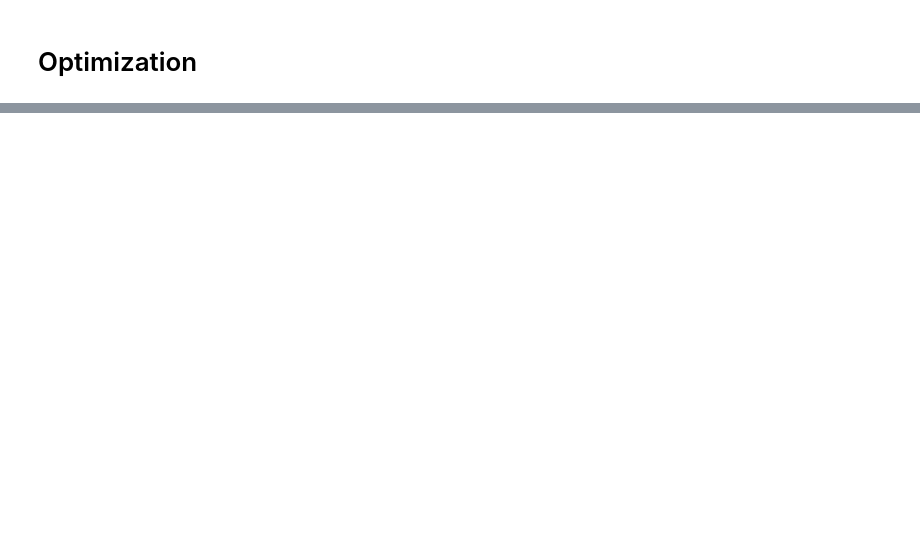
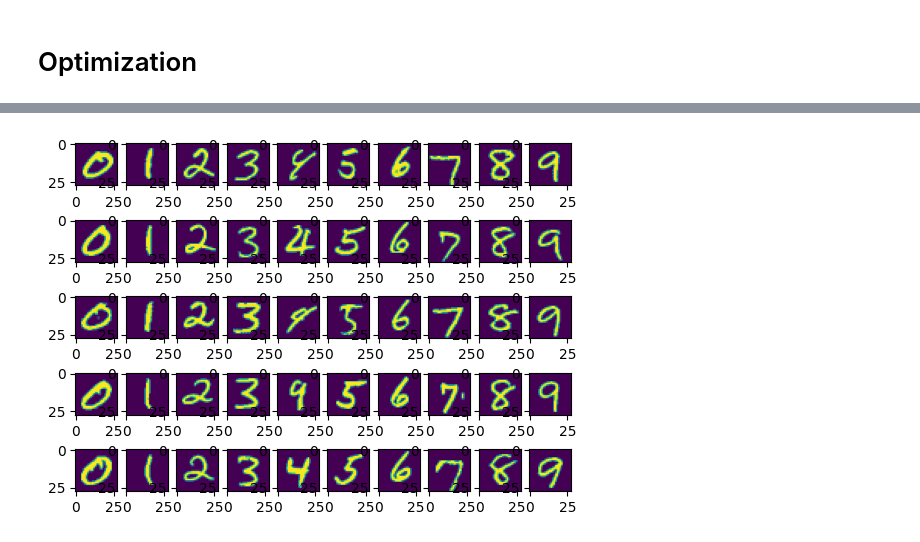
Before and after one commit to alenic/metric-learning-examples, a Jupyter notebook: examples/softmax.ipynb, the cells around one changed output, grey strips where cells are left out. Drawn from its saved outputs; the diff is of its cells as text; code cells hidden in the pictures; blank space fills up the shorter version.

```diff
--- a/examples/softmax.ipynb
+++ b/examples/softmax.ipynb
@@ -12,8 +17,8 @@ import pytorchtools as pt
 # %%
 NUM_WORKERS = 8
 BATCH_SIZE = 128
-INPUT_SIZE = 128
-LR = 1e-4
+INPUT_SIZE = 28
+LR = 4e-4
 NUM_EPOCHS = 10
 DEVICE = "cuda:0"
 # %% [markdown]
@@ -46,10 +74,8 @@ Files already downloaded and verified
 # %%
-# test loader
-tr_test = T.Compose([T.Resize((INPUT_SIZE, INPUT_SIZE)),
-                      T.ToTensor()])
-
-data_test = CIFAR10(root=".",train=False,transform=tr_test)
-load_test = torch.utils.data.DataLoader(data_test,
-                                         num_workers=NUM_WORKERS,
-                                         batch_size=BATCH_SIZE,
-                                         shuffle=False)
+trainer = Trainer(model,
+                  output_dir="outputs",
+                  lr=LR,
+                  n_epochs=20,
+                  num_workers=0,
+                  device="cuda")
+trainer.fit(data_train, data_test)
@@ -150,0 +136,14 @@ KeyboardInterrupt:
+# %%
+# Best 5
+data_train_raw = MNIST(root=".",train=True, transform=None)
+max_output = (weights @ embeddings[0].T).max(0)
+
+fig, ax = plt.subplots(5, 10)
+for label_class in range(10):
+    indices = np.where(embeddings[1]==label_class)[0]
+    max_i = max_output[indices].argsort()[::-1]
+    max_index = indices[max_i[:5]]
+    for i in range(5):
+        ax[i, label_class].imshow(data_train_raw[max_index[i]][0])
+# %% [output]
+[figure, added]
```
Also changed, not shown: parts of 16 cells of this notebook, 3 other files.
